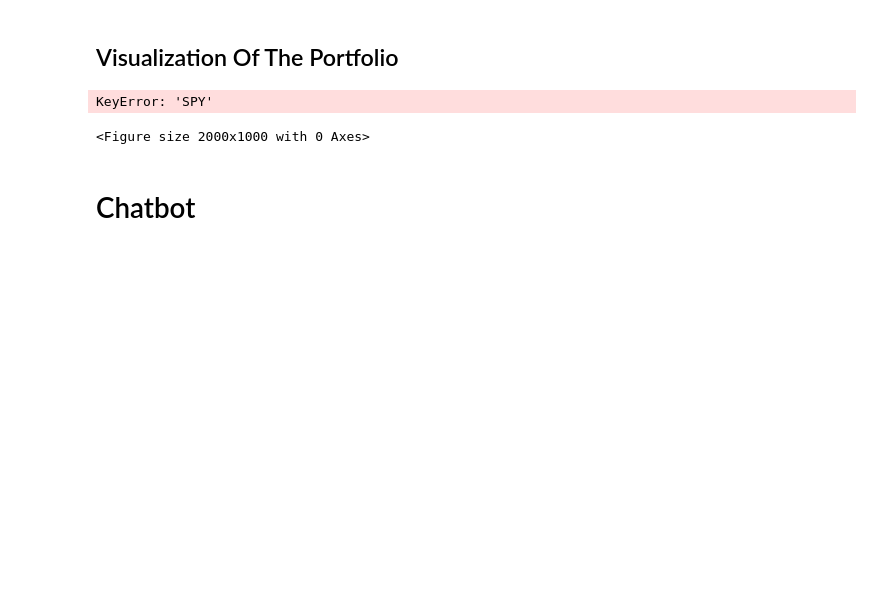
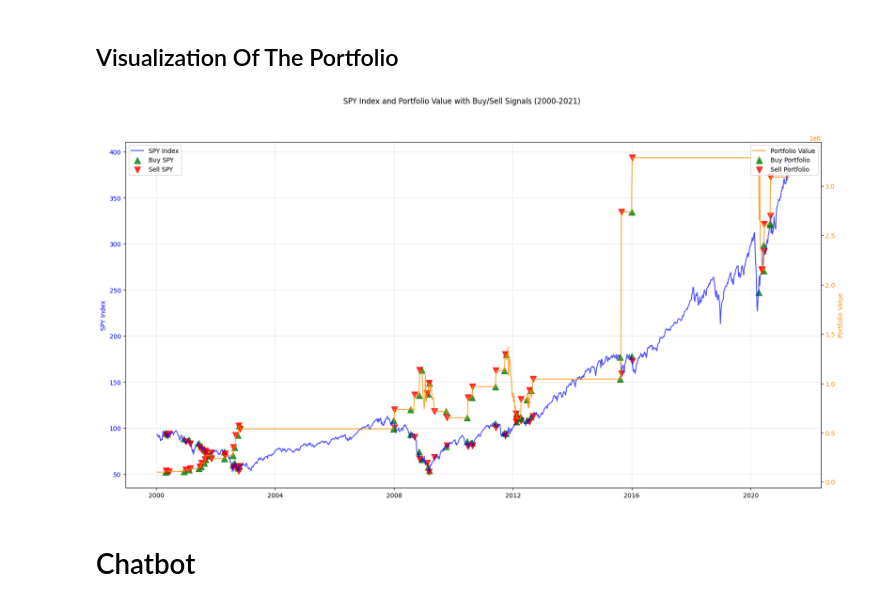
Before and after one commit to HAIBALLA1/market_crash_detection, a Jupyter notebook: notebooks/data_analysis.ipynb, the cells around one changed output. Saved outputs shown, nothing was run; the diff lists cells and outputs as text; code cells hidden in the pictures; blank space fills up the shorter version.

Commit message:
Added SPY Index integration and visualized Portfolio Value with Buy/Sell signals

```diff
--- a/notebooks/data_analysis.ipynb
+++ b/notebooks/data_analysis.ipynb
@@ -239,28 +267,44 @@ Final Portfolio Value: 3394445.949396071
 # %% [markdown]
 ##  Visualization Of The Portfolio
 # %%
-plt.figure(figsize=(20, 10))
 
-# Plot SPY Index
-plt.plot(dataset_cleaned['SPY'], label='SPY Index', alpha=0.7, color='blue')
+buy_signals = dataset_cleaned[dataset_cleaned['Strategy'] == 'Buy']
+sell_signals = dataset_cleaned[dataset_cleaned['Strategy'] == 'Sell']
 
-# Plot Portfolio Value
-plt.plot(dataset_cleaned['Portfolio_Value'], label="Portfolio Value", alpha=0.7, color='orange')
+fig, ax1 = plt.subplots(figsize=(20, 10))
 
-# Add Buy/Sell signals for SPY Index
-plt.scatter(buy_signals.index, buy_signals['SPY'], color='green', label='Buy SPY', marker='^')
-plt.scatter(sell_signals.index, sell_signals['SPY'], color='red', label='Sell SPY', marker='v')
+# Plot SPY Index on the first y-axis
+ax1.plot(dataset_cleaned['SPY'], label='SPY Index', color='blue', alpha=0.7)
+ax1.set_ylabel('SPY Index', color='blue')
+ax1.tick_params(axis='y', labelcolor='blue')
 
-# Add Buy/Sell signals for Portfolio Value
-plt.scatter(buy_points, dataset_cleaned.loc[buy_points, 'Portfolio_Value'], color='lightgreen', label='Buy Portfolio', marker='^')
-plt.scatter(sell_points, dataset_cleaned.loc[sell_points, 'Portfolio_Value'], color='lightcoral', label='Sell Portfolio', marker='v')
+# Buy/Sell signals for SPY
+ax1.scatter(buy_signals.index, buy_signals['SPY'], color='green', label='Buy SPY', marker='^', s=100, alpha=0.8)
+ax1.scatter(sell_signals.index, sell_signals['SPY'], color='red', label='Sell SPY', marker='v', s=100, alpha=0.8)
 
-plt.title("SPY Index and Portfolio Value with Buy/Sell Signals")
-plt.legend()
+#second y-axis for Portfolio Value
+ax2 = ax1.twinx()
+ax2.plot(dataset_cleaned['Portfolio_Value'], label="Portfolio Value", color='darkorange', alpha=0.8)
+ax2.set_ylabel('Portfolio Value', color='darkorange')
+ax2.tick_params(axis='y', labelcolor='darkorange')
+
+#  Buy/Sell signals for Portfolio Value
+ax2.scatter(buy_signals.index, dataset_cleaned.loc[buy_signals.index, 'Portfolio_Value'],
+            color='green', label='Buy Portfolio', marker='^', s=100, alpha=0.8)
+ax2.scatter(sell_signals.index, dataset_cleaned.loc[sell_signals.index, 'Portfolio_Value'],
+            color='red', label='Sell Portfolio', marker='v', s=100, alpha=0.8)
+
+
+fig.suptitle("SPY Index and Portfolio Value with Buy/Sell Signals (2000-2021)")
+ax1.legend(loc='upper left')
+ax2.legend(loc='upper right')
+
+
+ax1.grid(alpha=0.3)
+
 plt.show()
 # %% [output]
-KeyError: 'SPY'
-<Figure size 2000x1000 with 0 Axes>
+[figure, added]
 # %% [markdown]
 # Chatbot
 # %%
```
Also changed, not shown: parts of 5 cells of this notebook.
